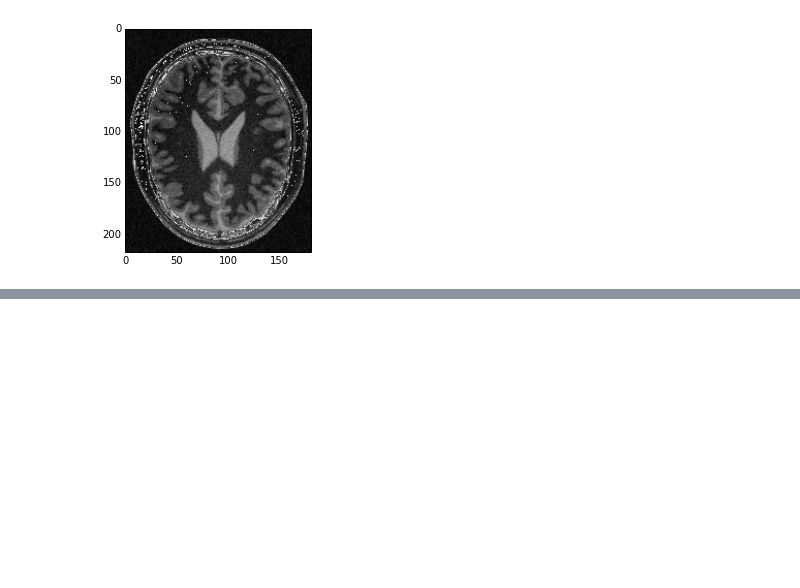
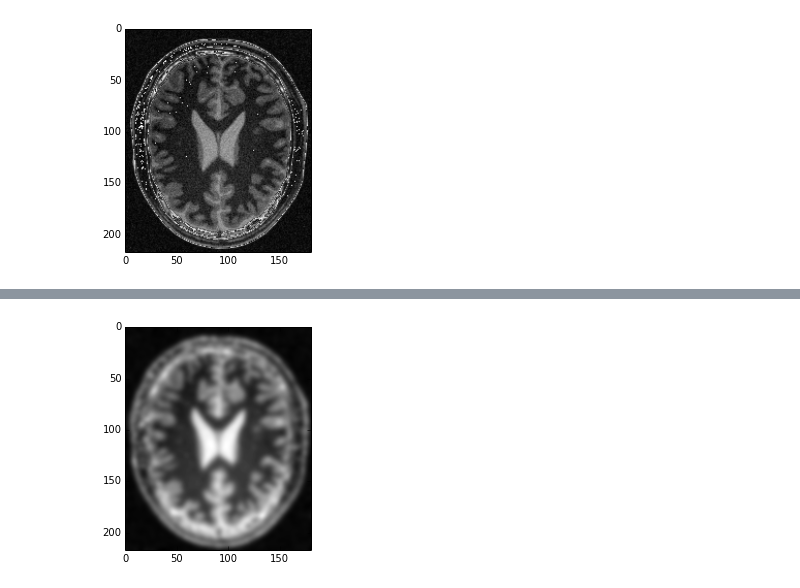
Before and after one commit to reproducible-research/scipy-tutorial-2014, a Jupyter notebook: notebooks/01-SimpleITK-Filtering.ipynb, the cells around one changed output, grey strips where cells are left out. Saved outputs shown, nothing was run; the diff lists cells and outputs as text; code cells hidden in the pictures; blank space fills up the shorter version.

```diff
--- a/notebooks/01-SimpleITK-Filtering.ipynb
+++ b/notebooks/01-SimpleITK-Filtering.ipynb
@@ -41,0 +60,9 @@ imshow(sitk.GetArrayFromImage(image),cmap=cm.gray);
+# %%
+rgsmootherfilter = sitk.SmoothingRecursiveGaussianImageFilter()
+rgsmootherfilter.SetSigma(2.5)
+rgsmootherfilter.SetNormalizeAcrossScale(1)
+rgsmoothedimage  = rgsmootherfilter.Execute(image)
+
+imshow(sitk.GetArrayFromImage(rgsmoothedimage),cmap=cm.gray);
+# %% [output]
+[figure, added]
```
Also changed, not shown: parts of 12 cells of this notebook.
